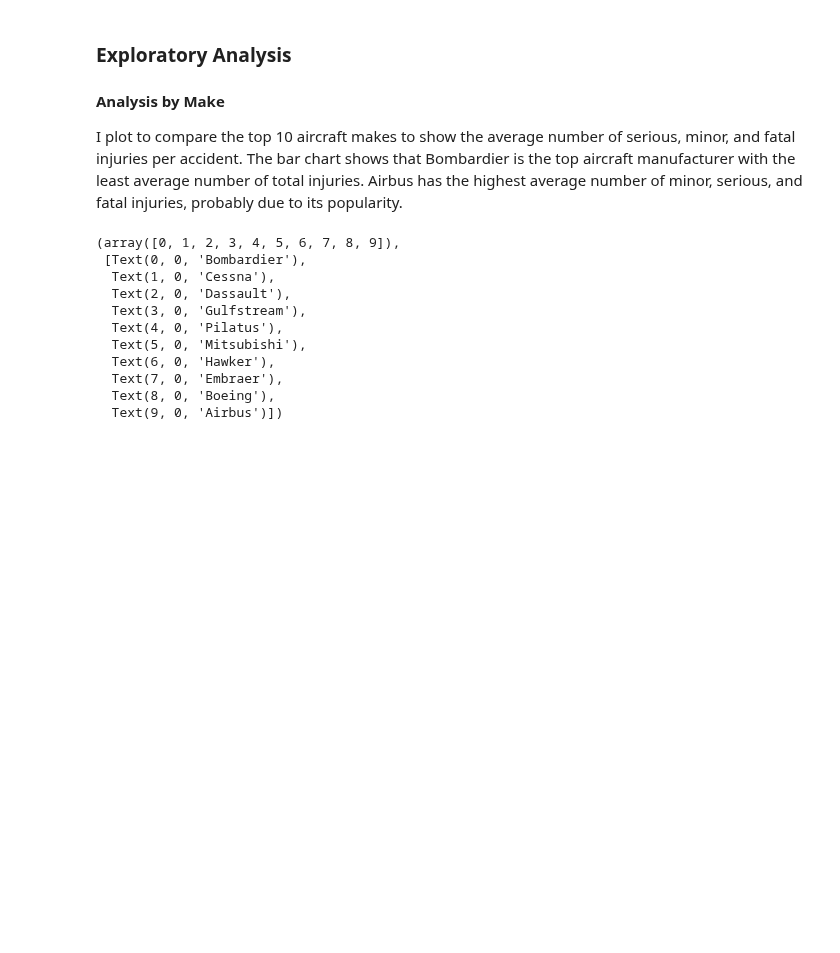
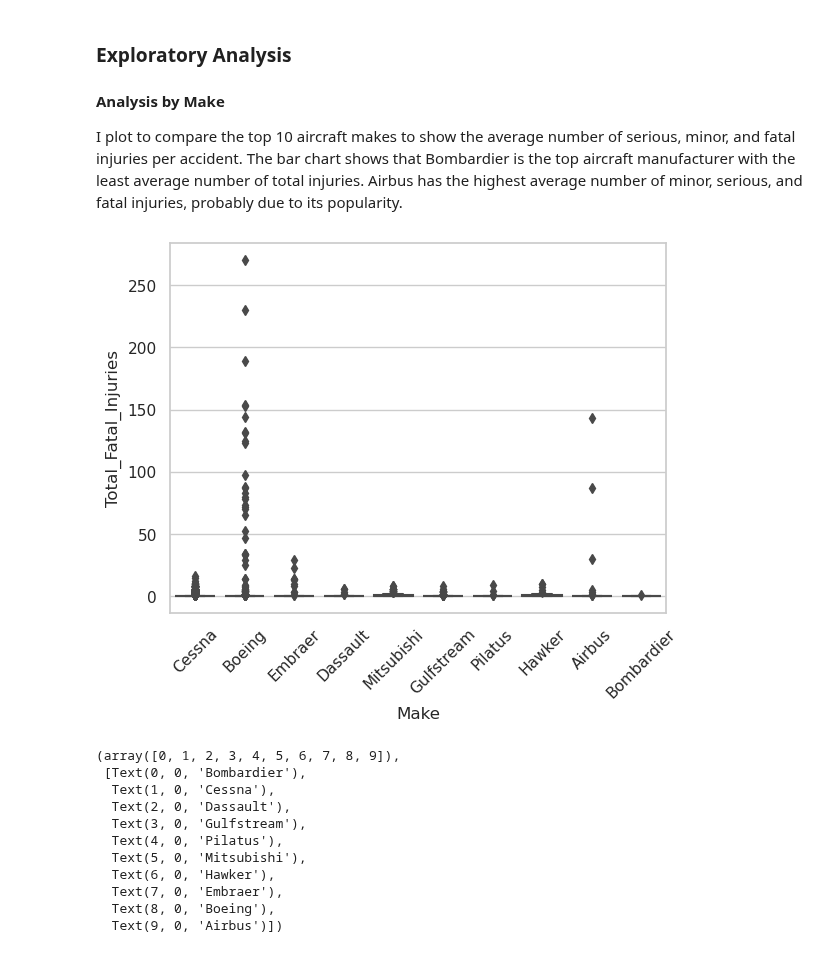
Before and after one commit to kev065/aviation-accidents, a Jupyter notebook: index.ipynb, the cells around one changed output. Drawn from its saved outputs; the diff is of its cells as text; code cells hidden in the pictures; blank space fills up the shorter version.

Commit message:
Check for outliers in 'Total Fatal Injuries'

```diff
--- a/index.ipynb
+++ b/index.ipynb
@@ -330,6 +330,13 @@ filtered_df.to_csv('data/clean_data2.csv', index=False)
 ### Exploratory Analysis
 #### Analysis by Make
 I plot to compare the top 10 aircraft makes to show the average number of serious, minor, and fatal injuries per accident. The bar chart shows that Bombardier is the top aircraft manufacturer with the least average number of total injuries. Airbus has the highest average number of minor, serious, and fatal injuries, probably due to its popularity.
+# %%
+# Checking for Outliers
+sns.boxplot(x=filtered_df['Make'], y=filtered_df['Total_Fatal_Injuries'])
+plt.xticks(rotation=45)
+plt.show()
+# %% [output]
+[figure, added]
 # %%
 # Plots a bar chart of Aircraft Make by Number of Injuries
 sns.set_theme(style='whitegrid', context='notebook')
```
